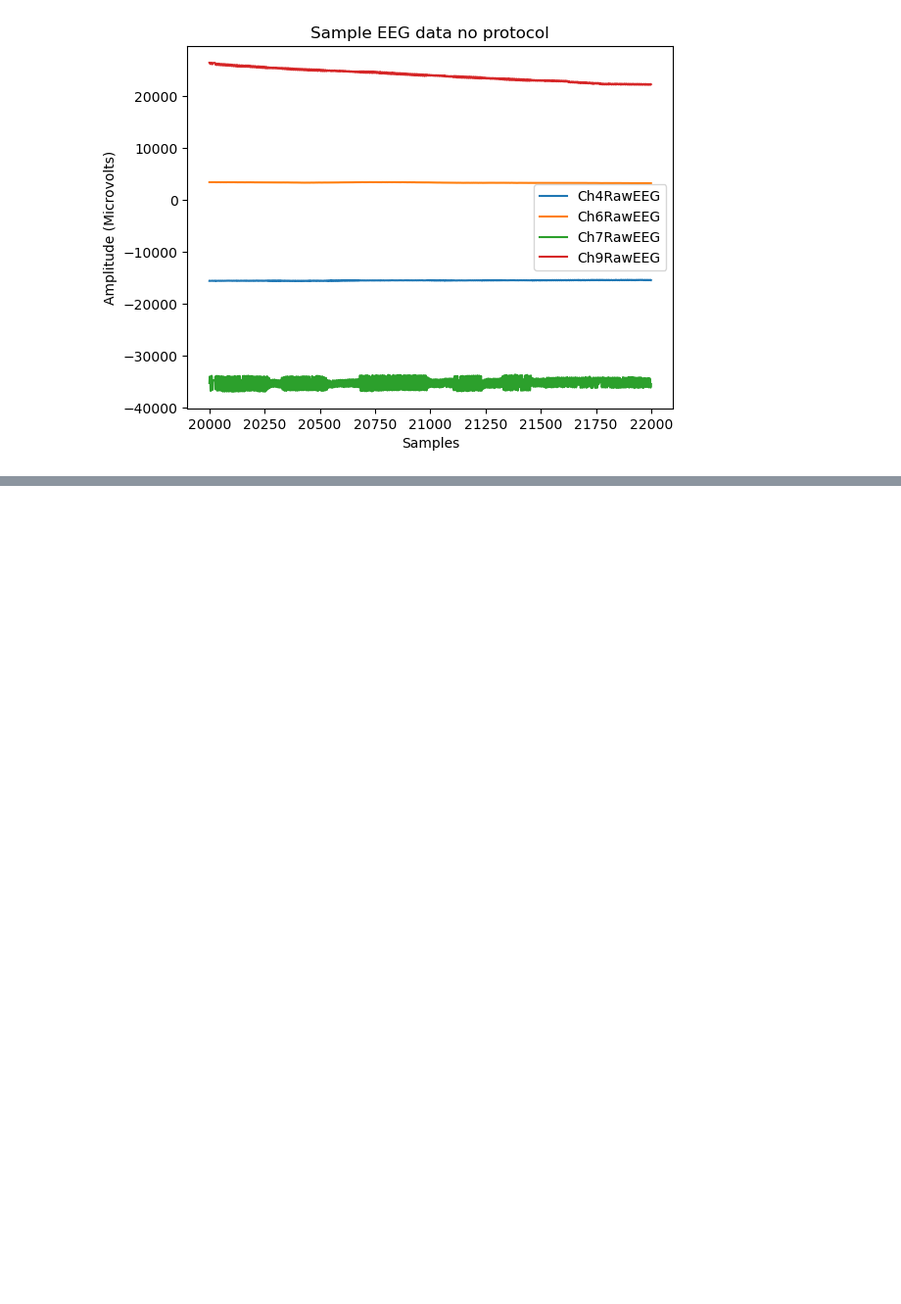
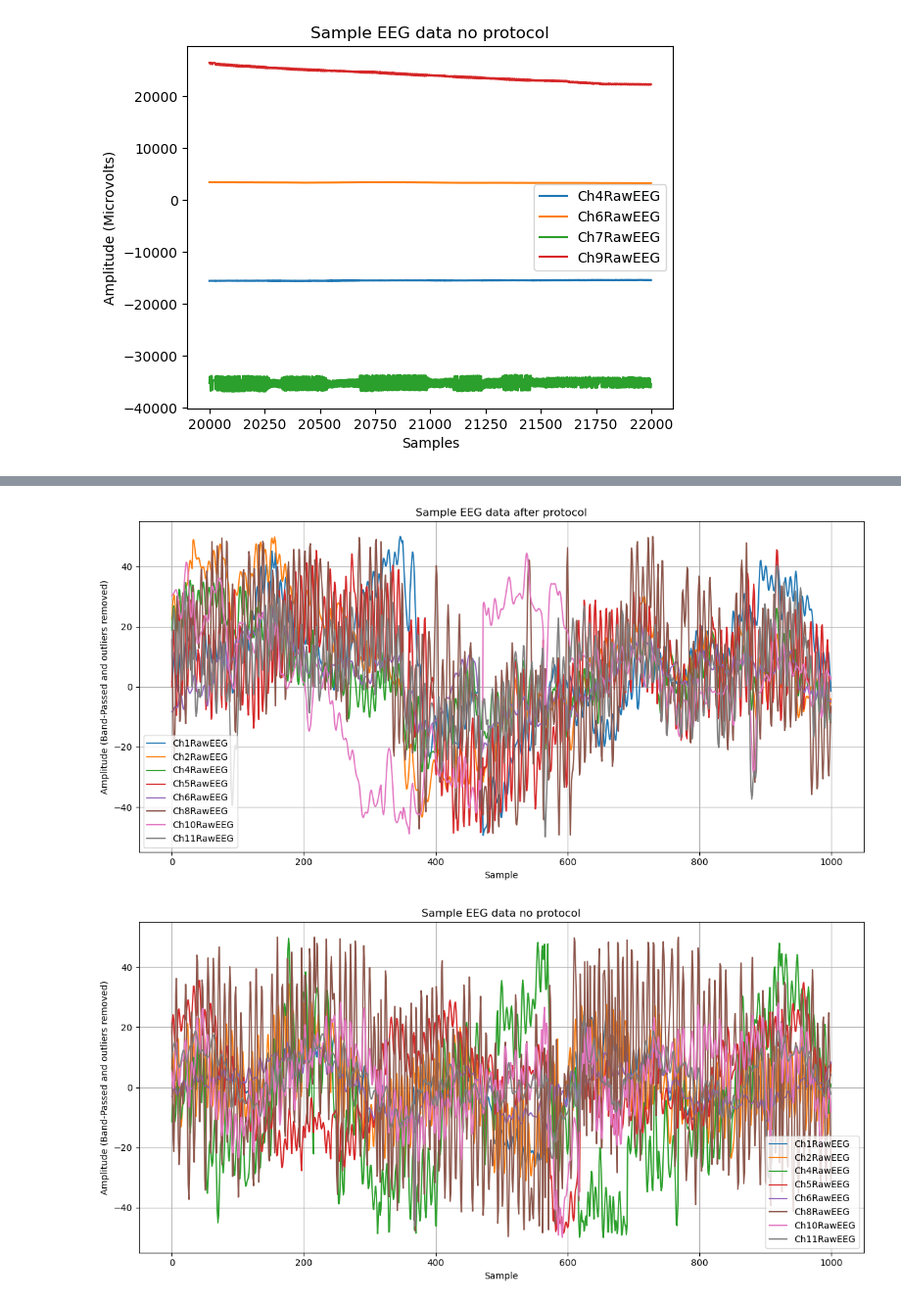
Before and after one commit to maviperu/focus-protocol-eeg-dl, a Jupyter notebook: scripts/Analyze Brain Data.ipynb, the cells around one changed output, grey strips where cells are left out. Shown at 98% size. Saved outputs shown, nothing was run; the diff lists cells and outputs as text; code cells hidden in the pictures; blank space fills up the shorter version.

```diff
--- a/scripts/Analyze Brain Data.ipynb
+++ b/scripts/Analyze Brain Data.ipynb
@@ -138,0 +256,15 @@ A very high filter order of 180 is not yet significantly delayed but it starts i
+# %%
+# Let's search percentage of windows above threshold for each channel:
+channel = eeg_columns[0]
+threshold_vpp = 500
+threshold_proportion_windows = 0.5
+good_eeg_channels = []
+bad_eeg_channels = []
+for channel in eeg_columns:
+    is_window_above_threshold = vpps_df[channel] > threshold_vpp
+    percent_over_threshold = sum(is_window_above_threshold)/len(is_window_above_threshold)
+    print(f'For channel {channel}, {np.round(percent_over_threshold, 2)} of windows are over threhold {threshold_vpp}')
+    if percent_over_threshold > threshold_proportion_windows:
+        bad_eeg_channels.append(channel)
+    elif percent_over_threshold <= threshold_proportion_windows:
+        good_eeg_channels.append(channel)
@@ -138,0 +309,13 @@ A very high filter order of 180 is not yet significantly delayed but it starts i
+# %%
+# Now I feel more comfortable of choosing a threshold of 50 even!
+chosen_threshold = 50
+no_outliers_data = dict()
+for condition in df_dict:
+    no_outliers_data[condition] = remove_outliers(filtered_df_dict[condition][good_eeg_channels], threshold=chosen_threshold)
+# %%
+sample_datapoints=range(1000,2000)
+for condition in no_outliers_data:
+    plot_filtered_data(no_outliers_data[condition].iloc[sample_datapoints], f'{condition}')
+# %% [output]
+[figure, added]
+[figure, added]
```
Also changed, not shown: parts of 31 cells of this notebook.
